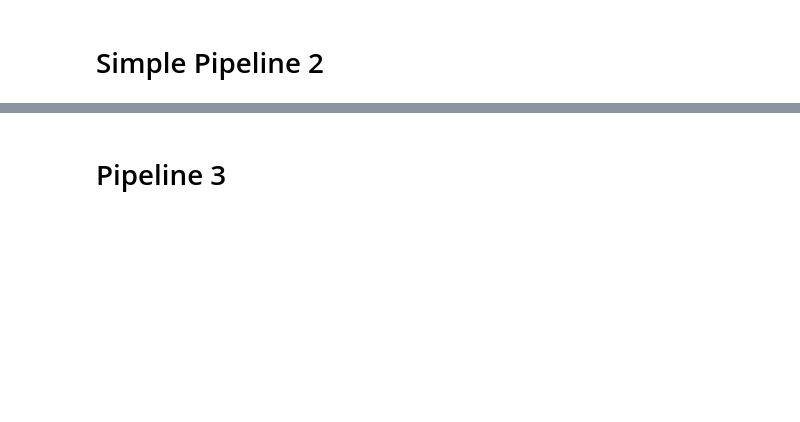
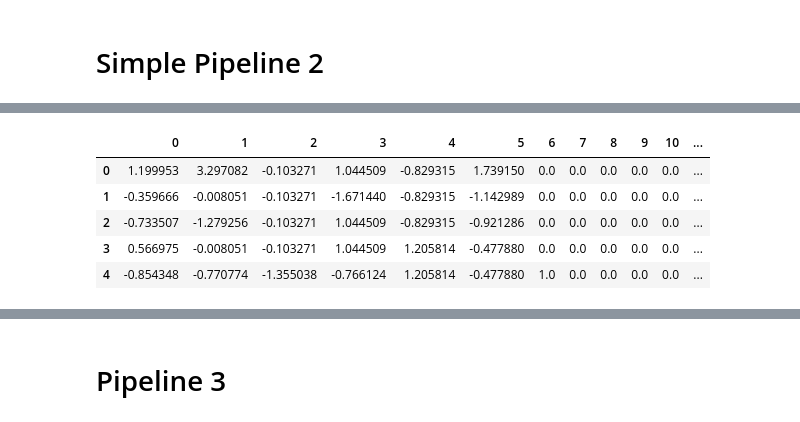
Before and after one commit to stepthom/869_course, a Jupyter notebook: pipeline/slides_pipeline.ipynb, the cells around one changed output, grey strips where cells are left out. Saved outputs shown, nothing was run; the diff lists cells and outputs as text; code cells hidden in the pictures; blank space fills up the shorter version.

```diff
--- a/pipeline/slides_pipeline.ipynb
+++ b/pipeline/slides_pipeline.ipynb
@@ -182,0 +197,17 @@ print(np.mean(scores2))
+# %%
+# What did the features look like after preprocessing?
+
+# First, have to fit the pipe! (the cross_val_score above didn't actually save
+# the fitting)
+pipe2 = pipe2.fit(X_train, y_train)
+
+# Make a dataframe so it prints prettier
+_tmp = pd.DataFrame(pipe2.named_steps['preprocessor'].transform(X_train))
+_tmp.head()
+# %% [output]
+|  | 0 | 1 | 2 | 3 | 4 | 5 | 6 | 7 | 8 | 9 | 10 | ... |
+| 0 | 1.199953 | 3.297082 | -0.103271 | 1.044509 | -0.829315 | 1.739150 | 0.0 | 0.0 | 0.0 | 0.0 | 0.0 | ... |
+| 1 | -0.359666 | -0.008051 | -0.103271 | -1.671440 | -0.829315 | -1.142989 | 0.0 | 0.0 | 0.0 | 0.0 | 0.0 | ... |
+| 2 | -0.733507 | -1.279256 | -0.103271 | 1.044509 | -0.829315 | -0.921286 | 0.0 | 0.0 | 0.0 | 0.0 | 0.0 | ... |
+| 3 | 0.566975 | -0.008051 | -0.103271 | 1.044509 | 1.205814 | -0.477880 | 0.0 | 0.0 | 0.0 | 0.0 | 0.0 | ... |
+| 4 | -0.854348 | -0.770774 | -1.355038 | -0.766124 | 1.205814 | -0.477880 | 1.0 | 0.0 | 0.0 | 0.0 | 0.0 | ... |
```
Also changed, not shown: parts of 15 cells of this notebook.
